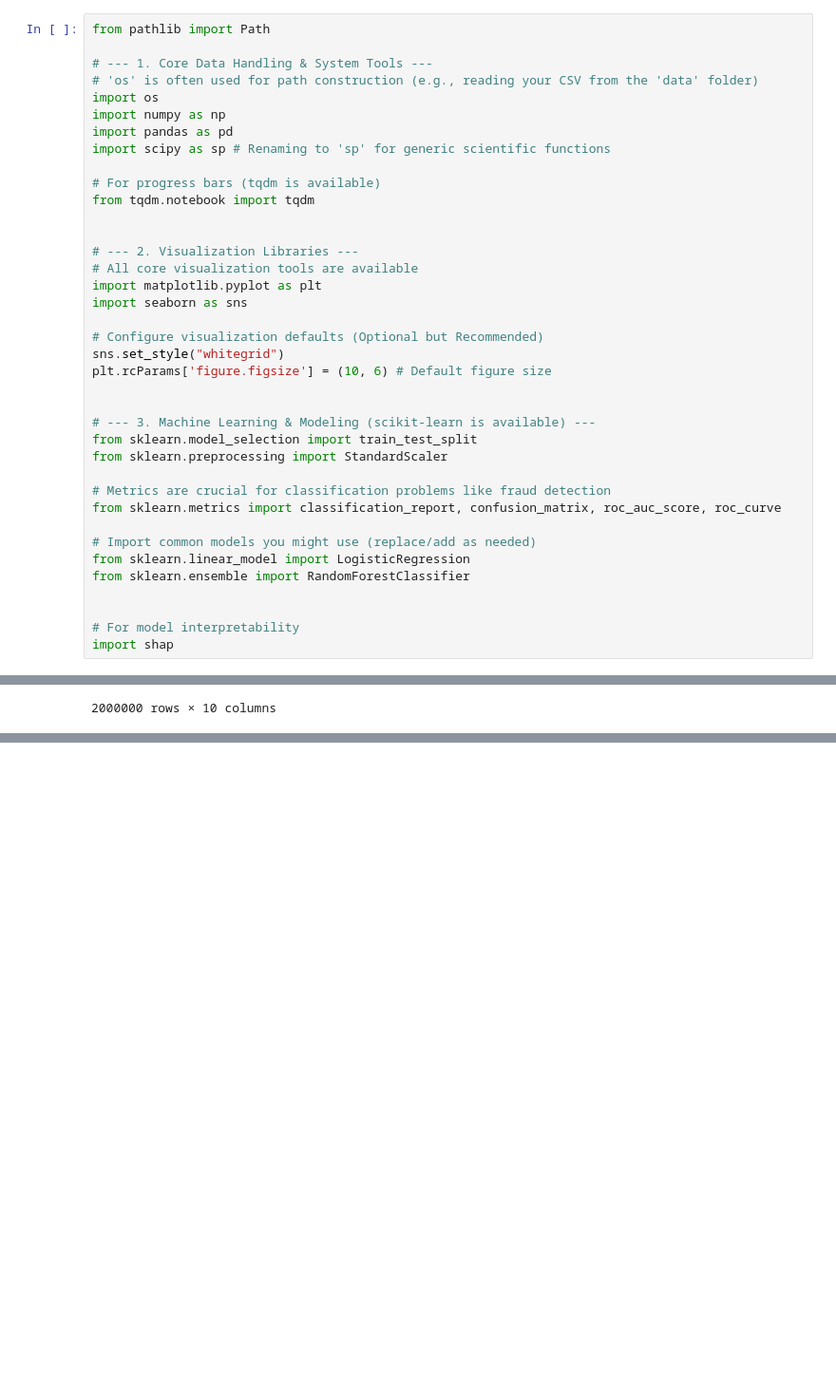
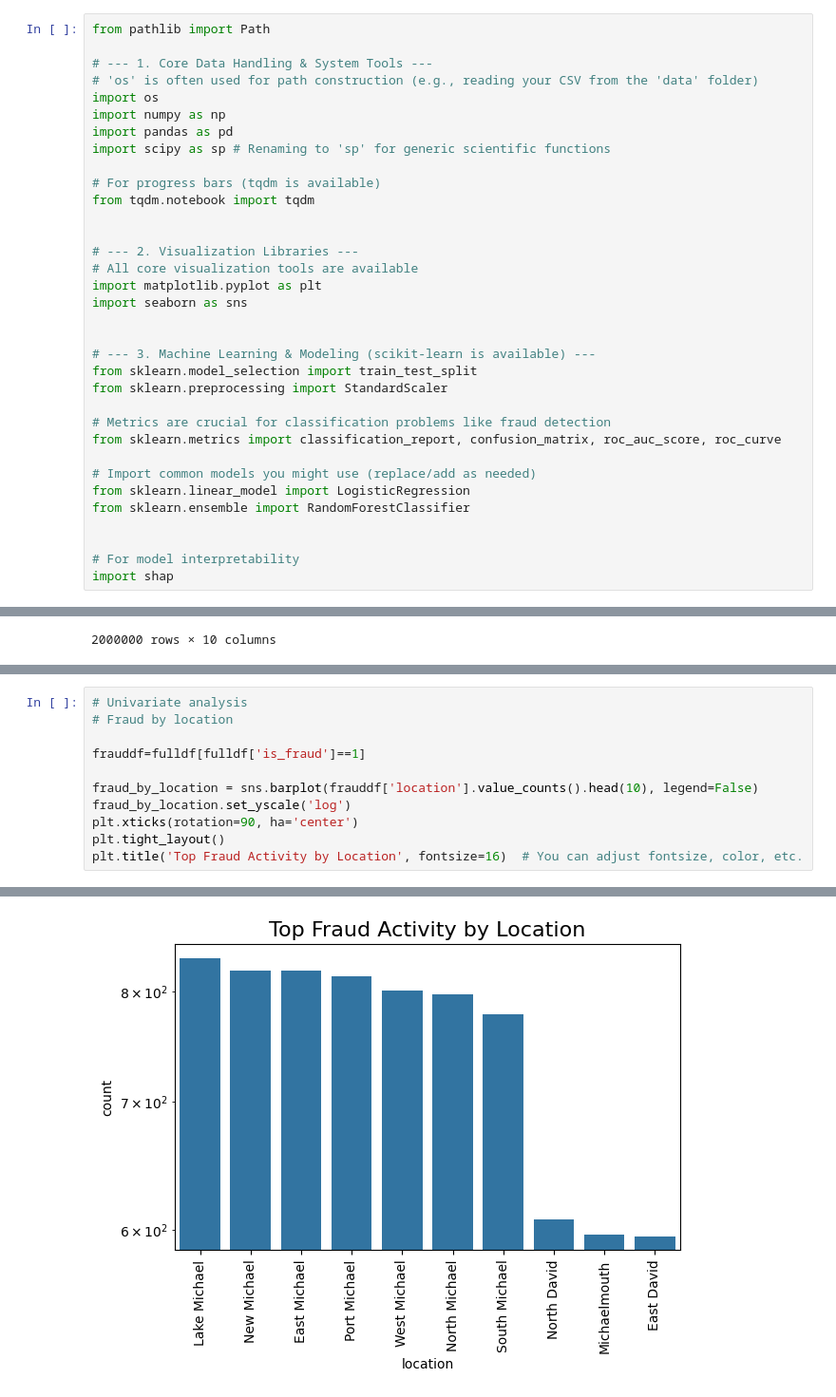
Before and after one commit to aashishraja/fraud-detection-project, a Jupyter notebook: notebooks/eda.ipynb, the cells around one changed output, grey strips where cells are left out. Shown at 95% size. Saved outputs shown, nothing was run; the diff lists cells and outputs as text; blank space fills up the shorter version.

Commit message:
First few graphs

```diff
--- a/notebooks/eda.ipynb
+++ b/notebooks/eda.ipynb
@@ -17,10 +17,6 @@ from tqdm.notebook import tqdm
 import matplotlib.pyplot as plt
 import seaborn as sns
 
-# Configure visualization defaults (Optional but Recommended)
-sns.set_style("whitegrid")
-plt.rcParams['figure.figsize'] = (10, 6) # Default figure size
-
 
 # --- 3. Machine Learning & Modeling (scikit-learn is available) ---
 from sklearn.model_selection import train_test_split
@@ -70,0 +81,12 @@ num_fraud
+# %%
+# Univariate analysis
+# Fraud by location
+
+frauddf=fulldf[fulldf['is_fraud']==1]
+
+fraud_by_location = sns.barplot(frauddf['location'].value_counts().head(10), legend=False)
+fraud_by_location.set_yscale('log')
+plt.xticks(rotation=90, ha='center')
+plt.tight_layout()
+plt.title('Top Fraud Activity by Location', fontsize=16)  # You can adjust fontsize, color, etc.
+# %% [output]
@@ -70,0 +94 @@ num_fraud
+[figure, added]
```
Also changed, not shown: parts of 3 cells of this notebook.
